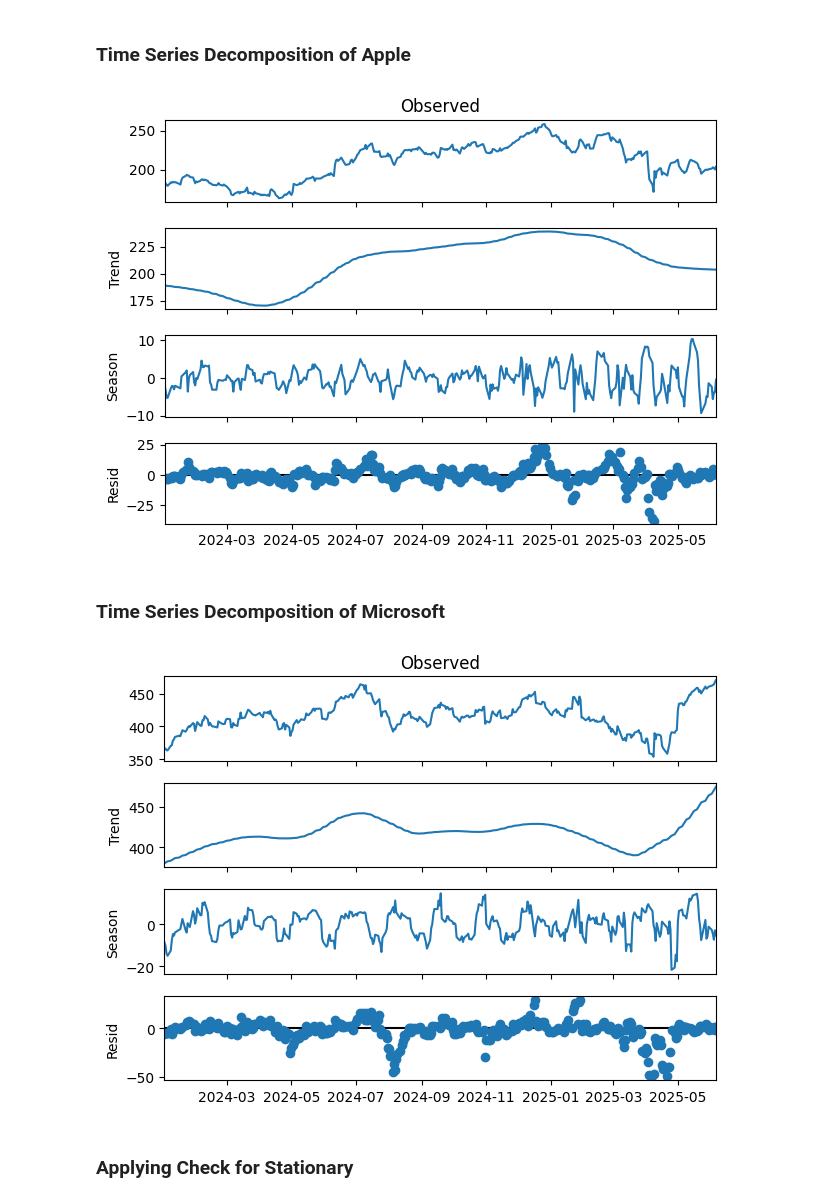
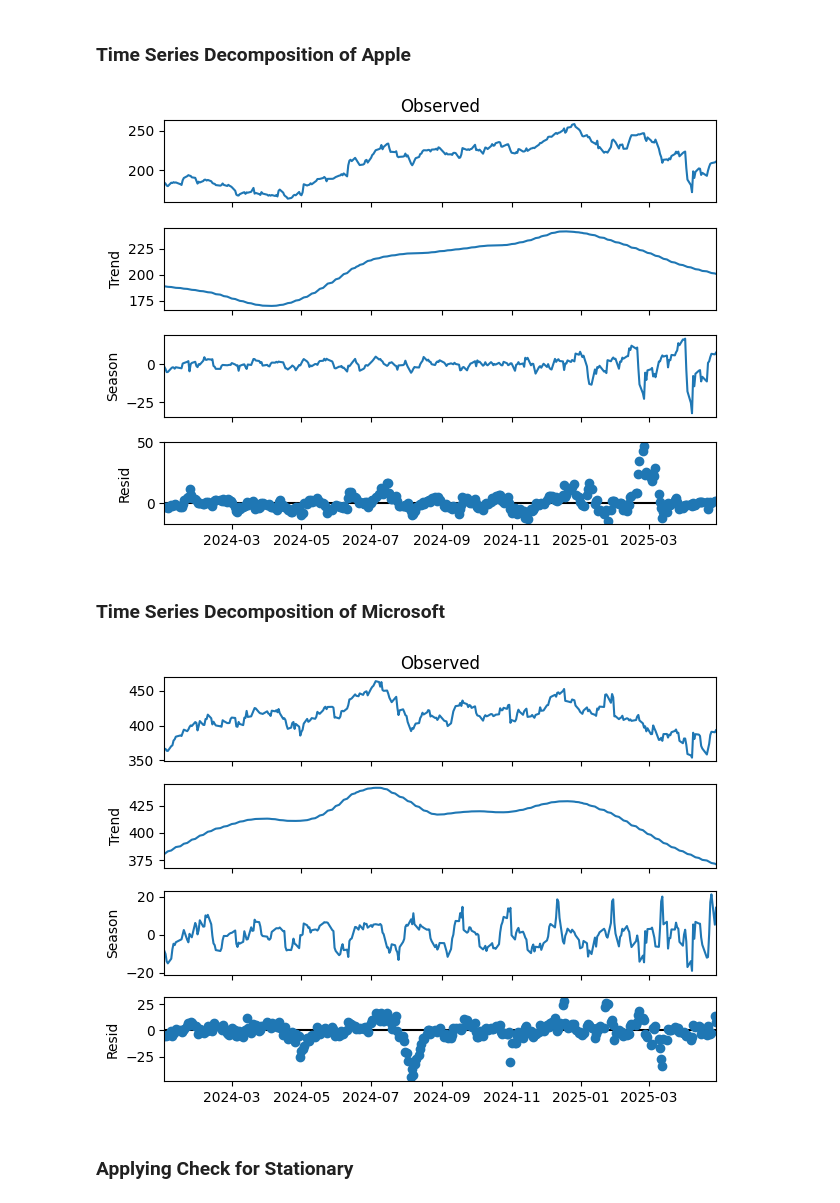
Before and after one commit to kesshar/TimeSeriesAnalysis-Projects, a Jupyter notebook: Stock Analysis and Forcasting/stock_analysis.ipynb, the cells around one changed output. Cells and saved outputs as stored; diff of their text form; code cells hidden in the pictures.

```diff
--- a/Stock Analysis and Forcasting/stock_analysis.ipynb
+++ b/Stock Analysis and Forcasting/stock_analysis.ipynb
@@ -33,8 +33,8 @@ from statsmodels.tsa.seasonal import seasonal_decompose
 warnings.filterwarnings('ignore')
 tickers = ['AAPL', 'MSFT']
 
-aapl=yf.download('AAPL', start='2024-01-01')
-msft = yf.download('MSFT', start='2024-01-01')
+aapl=yf.download('AAPL', start='2024-01-01', end='2025-04-30')
+msft = yf.download('MSFT', start='2024-01-01', end='2025-04-30')
 # %% [output]
 [*********************100%***********************]  1 of 1 completed
 [*********************100%***********************]  1 of 1 completed
@@ -68,23 +68,27 @@ plt.show()
 # %%
 from statsmodels.tsa.seasonal import STL
 
 stl = STL(aapl['Close'], period=30, robust=True)
 res = stl.fit()
 res.plot()
+aapl_trend=res.trend
+aapl_seasonal=res.seasonal
 aapl_resid=res.resid.dropna()
 plt.show()
 # %% [output]
-[figure, old version]
+[figure, new version]
 # %% [markdown]
 ### Time Series Decomposition of Microsoft
 # %%
 msftstl=STL(msft['Close'], period=30, robust=True)
 res1=msftstl.fit()
 res1.plot()
+msft_trend=res1.trend
+msft_seasonal=res1.seasonal
 msft_resid=res1.resid.dropna()
 plt.show()
 # %% [output]
-[figure, old version]
+[figure, new version]
 # %% [markdown]
 ### Applying Check for Stationary
 # %%
```
Also changed, not shown: parts of 19 cells of this notebook.
